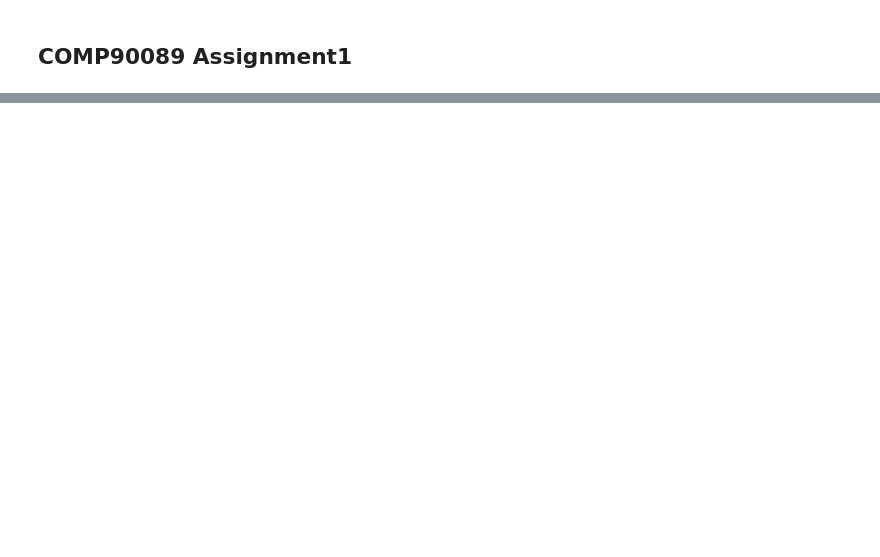
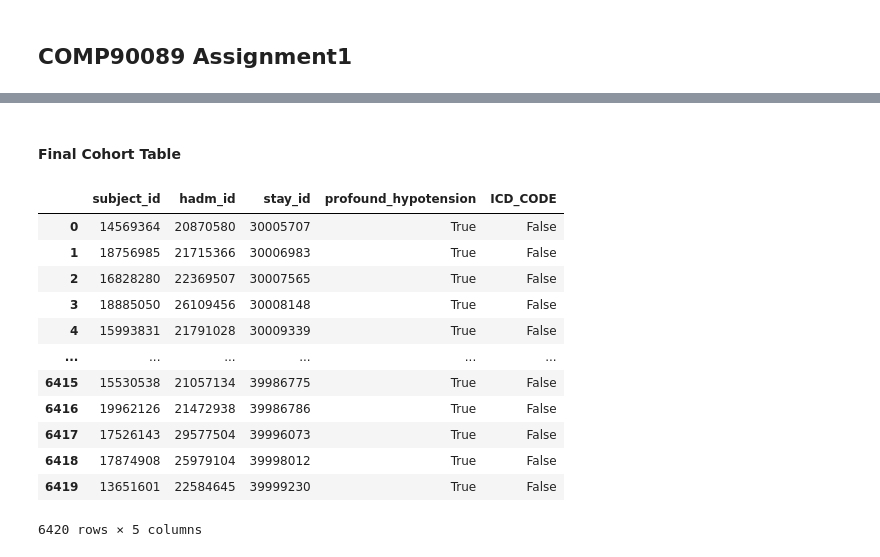
Before and after one commit to echoid/MLAH, a Jupyter notebook: comp90089_assignment1_2022_991504.ipynb, the cells around one changed output, grey strips where cells are left out. Cells and saved outputs as stored; diff of their text form; code cells hidden in the pictures; blank space fills up the shorter version.

```diff
--- a/comp90089_assignment1_2022_991504.ipynb
+++ b/comp90089_assignment1_2022_991504.ipynb
@@ -47,0 +366,4 @@ Cons
+# %%
+# We only use ICU data so only consider stay id
+# Groupby stay_id and check if each stay_id meet the definition of profound hypotension
+gby_id = hypotension.groupby("stay_id")
@@ -47,0 +582,9 @@ Cons
+# %%
+ICD = run_query("""
+
+SELECT*  FROM `physionet-data.mimiciv_hosp.diagnoses_icd`
+
+WHERE icd_code LIKE ("I95%")
+
+""")
+print(ICD.head())
@@ -47,0 +603,27 @@ Cons
+# %%
+result = []
+for i in cohort["hadm_id"]:
+    if i in ICD["hadm_id"]:
+        result.append(True)
+    else:
+        result.append(False)
+# %%
+cohort["ICD_CODE"] = result
+# %% [markdown]
+#### Final Cohort Table
+# %%
+cohort
+# %% [output]
+|  | subject_id | hadm_id | stay_id | profound_hypotension | ICD_CODE |
+| 0 | 14569364 | 20870580 | 30005707 | True | False |
+| 1 | 18756985 | 21715366 | 30006983 | True | False |
+| 2 | 16828280 | 22369507 | 30007565 | True | False |
+| 3 | 18885050 | 26109456 | 30008148 | True | False |
+| 4 | 15993831 | 21791028 | 30009339 | True | False |
+| ... | ... | ... | ... | ... | ... |
+| 6415 | 15530538 | 21057134 | 39986775 | True | False |
+| 6416 | 19962126 | 21472938 | 39986786 | True | False |
+| 6417 | 17526143 | 29577504 | 39996073 | True | False |
+| 6418 | 17874908 | 25979104 | 39998012 | True | False |
+| 6419 | 13651601 | 22584645 | 39999230 | True | False |
+6420 rows × 5 columns
```
Also changed, not shown: parts of 37 cells of this notebook, 15 other files.
